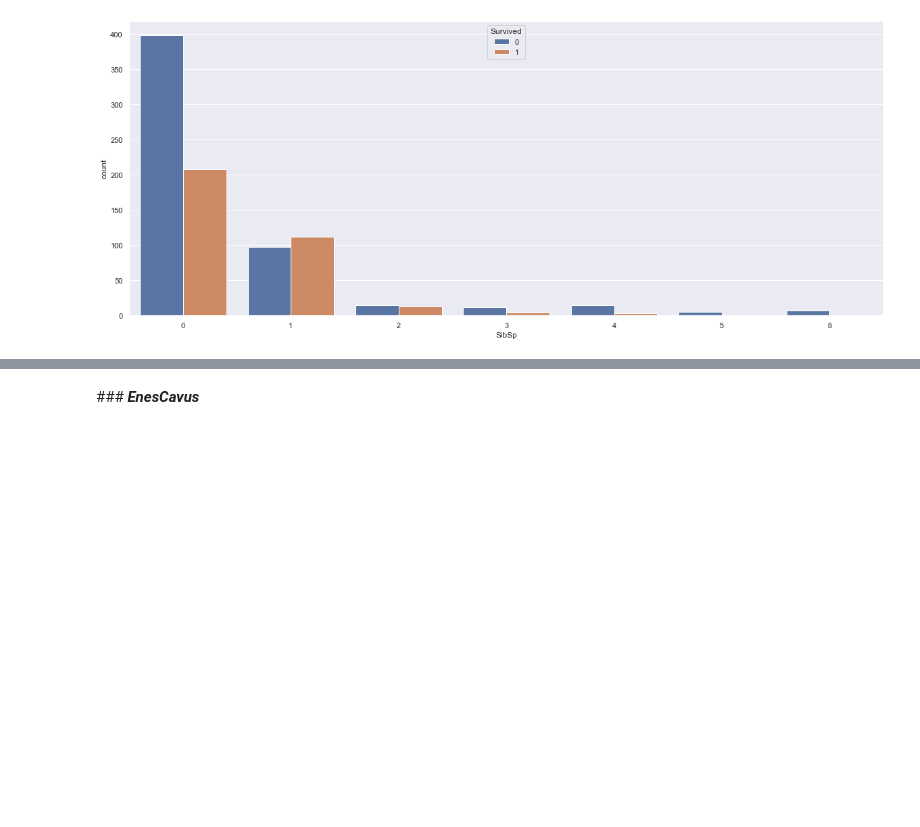
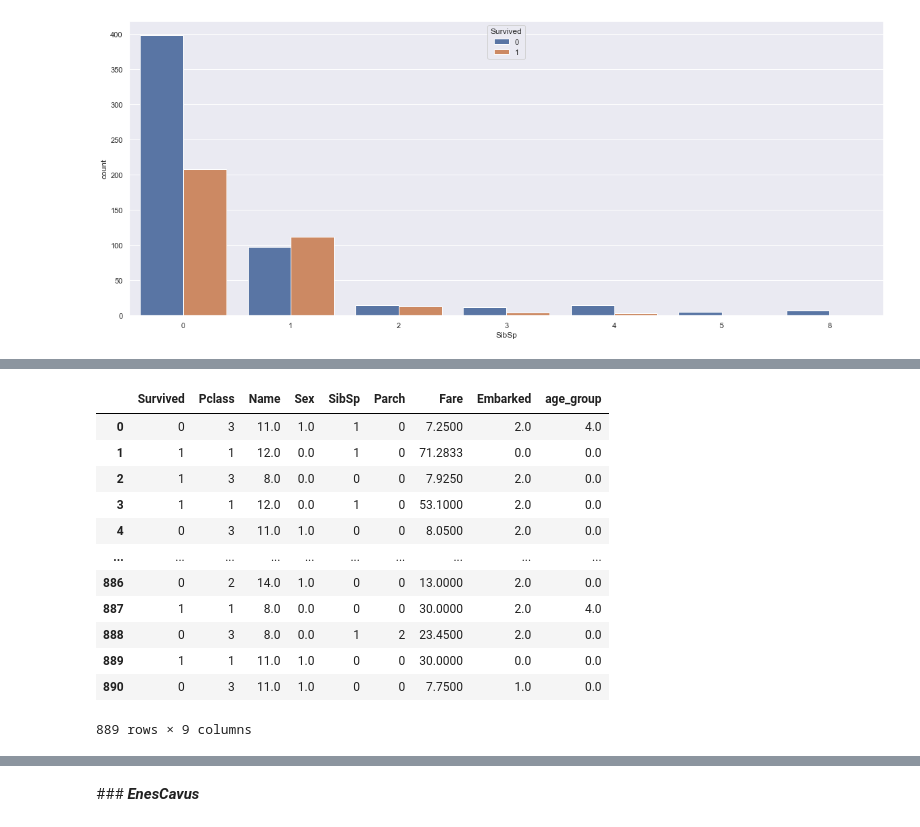
Before and after one commit to enescavus/Data-Science-Projects, a Jupyter notebook: Titanic/titanic_data_analysis.ipynb, the cells around one changed output, grey strips where cells are left out. Cells and saved outputs as stored; diff of their text form; code cells hidden in the pictures; blank space fills up the shorter version.

```diff
--- a/Titanic/titanic_data_analysis.ipynb
+++ b/Titanic/titanic_data_analysis.ipynb
@@ -345,0 +482,17 @@ plt.show()
+# %%
+train.drop(columns=['Ticket'], inplace=True)
+train
+# %% [output]
+|  | Survived | Pclass | Name | Sex | SibSp | Parch | Fare | Embarked | age_group |
+| 0 | 0 | 3 | 11.0 | 1.0 | 1 | 0 | 7.2500 | 2.0 | 4.0 |
+| 1 | 1 | 1 | 12.0 | 0.0 | 1 | 0 | 71.2833 | 0.0 | 0.0 |
+| 2 | 1 | 3 | 8.0 | 0.0 | 0 | 0 | 7.9250 | 2.0 | 0.0 |
+| 3 | 1 | 1 | 12.0 | 0.0 | 1 | 0 | 53.1000 | 2.0 | 0.0 |
+| 4 | 0 | 3 | 11.0 | 1.0 | 0 | 0 | 8.0500 | 2.0 | 0.0 |
+| ... | ... | ... | ... | ... | ... | ... | ... | ... | ... |
+| 886 | 0 | 2 | 14.0 | 1.0 | 0 | 0 | 13.0000 | 2.0 | 0.0 |
+| 887 | 1 | 1 | 8.0 | 0.0 | 0 | 0 | 30.0000 | 2.0 | 4.0 |
+| 888 | 0 | 3 | 8.0 | 0.0 | 1 | 2 | 23.4500 | 2.0 | 0.0 |
+| 889 | 1 | 1 | 11.0 | 1.0 | 0 | 0 | 30.0000 | 0.0 | 0.0 |
+| 890 | 0 | 3 | 11.0 | 1.0 | 0 | 0 | 7.7500 | 1.0 | 0.0 |
+889 rows × 9 columns
```
Also changed, not shown: parts of 15 cells of this notebook.
